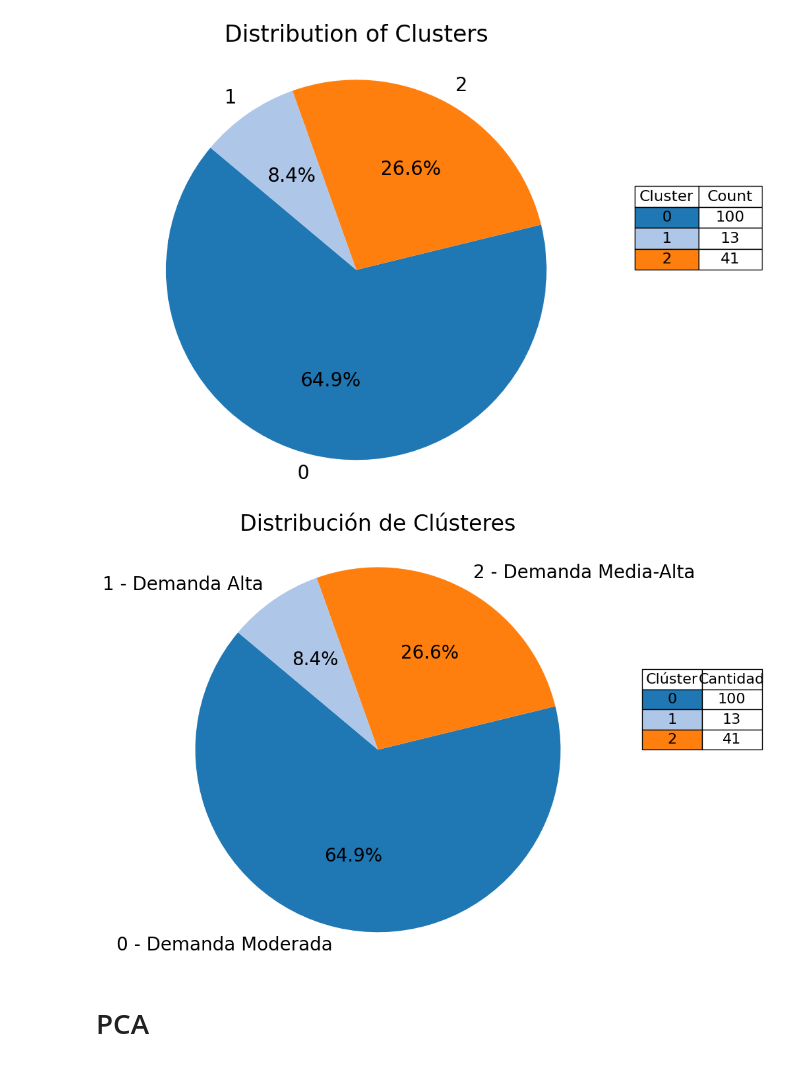
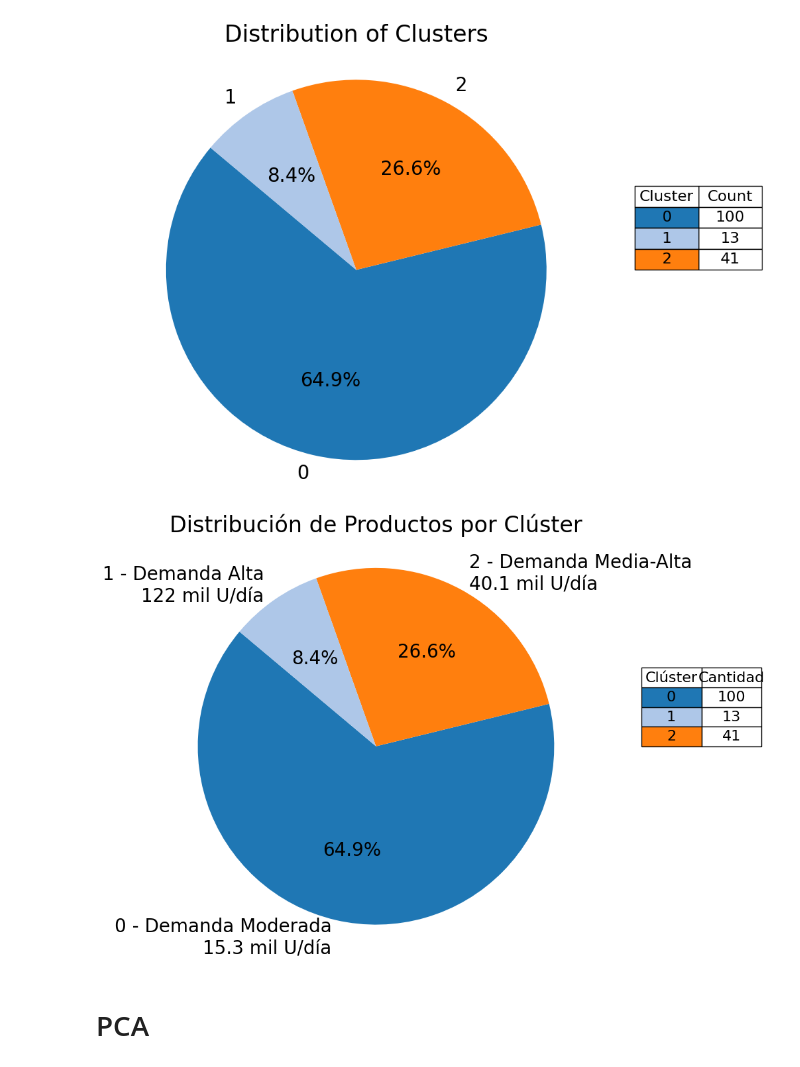
Before and after one commit to SantiagoRomanoOddone/MasterThesis, a Jupyter notebook: clustering/clustering_lab.ipynb, the cells around one changed output. Drawn from its saved outputs; the diff is of its cells as text; code cells hidden in the pictures.

```diff
--- a/clustering/clustering_lab.ipynb
+++ b/clustering/clustering_lab.ipynb
@@ -1026,7 +1026,20 @@ nombres_clusters = {
 colores_clusters = {cluster: cluster_colors[cluster] for cluster in cuentas_clusters.index}
 
 # Crear etiquetas combinando índice y nombre
-etiquetas_clusters = [f"{cluster} - {nombres_clusters[cluster]}" for cluster in cuentas_clusters.index]
+# Volumen promedio diario por clúster
+volumen_promedio = {
+    0: '15.3 mil',
+    1: '122 mil',
+    2: '40.1 mil'
+}
+
+# Crear etiquetas combinando índice, nombre y volumen
+etiquetas_clusters = [
+    f"{cluster} - {nombres_clusters[cluster]}\n{volumen_promedio[cluster]} U/día"
+    for cluster in cuentas_clusters.index
+]
+
+# etiquetas_clusters = [f"{cluster} - {nombres_clusters[cluster]}" for cluster in cuentas_clusters.index]
 
 # Graficar el gráfico de torta
 fig, ax = plt.subplots(figsize=(10, 7))
@@ -1037,35 +1050,35 @@ ax.pie(
     startangle=140,
     colors=[colores_clusters[cluster] for cluster in cuentas_clusters.index],
     textprops={'fontsize': 20}
 )
-ax.set_title('Distribución de Clústeres', fontsize=24, pad=20, loc='center')
+ax.set_title('Distribución de Productos por Clúster', fontsize=24, pad=20, loc='center')
 ax.axis('equal')
 
 # Tabla con los datos de cada clúster
 tabla_datos = cuentas_clusters.reset_index()
 tabla_datos.columns = ['Clúster', 'Cantidad']
 tabla_datos = tabla_datos.sort_values(by='Clúster')
 
 # Colores de fondo de las celdas
 colores_celdas = [[colores_clusters[cluster], 'white'] for cluster in tabla_datos['Clúster']]
 
 # Mostrar la tabla en la esquina superior derecha
 tabla = plt.table(
     cellText=tabla_datos.values,
     colLabels=tabla_datos.columns,
     cellLoc='center',
     loc='upper right',
     bbox=[1.05, 0.5, 0.25, 0.2],
     cellColours=colores_celdas
 )
 tabla.auto_set_font_size(False)
 tabla.set_fontsize(16)
 tabla.scale(0.8, 0.8)
 
 plt.tight_layout()
 plt.show()
 # %% [output]
-[figure, old version]
+[figure, new version]
 # %%
 # saving the parquet file with the cluster info
 features.to_parquet('../features/processed/cleaned_features.parquet')
```
